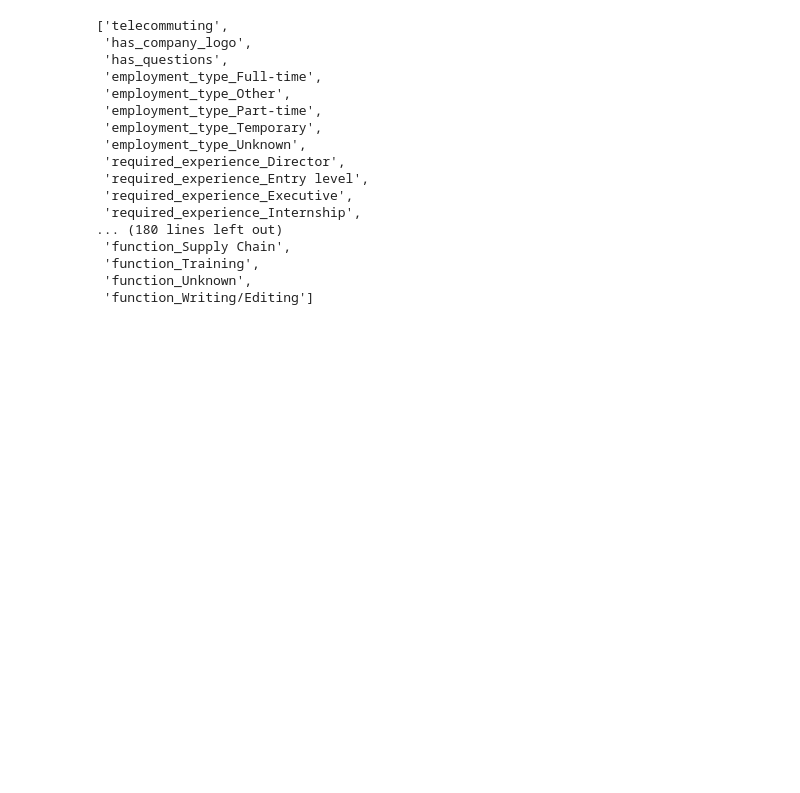
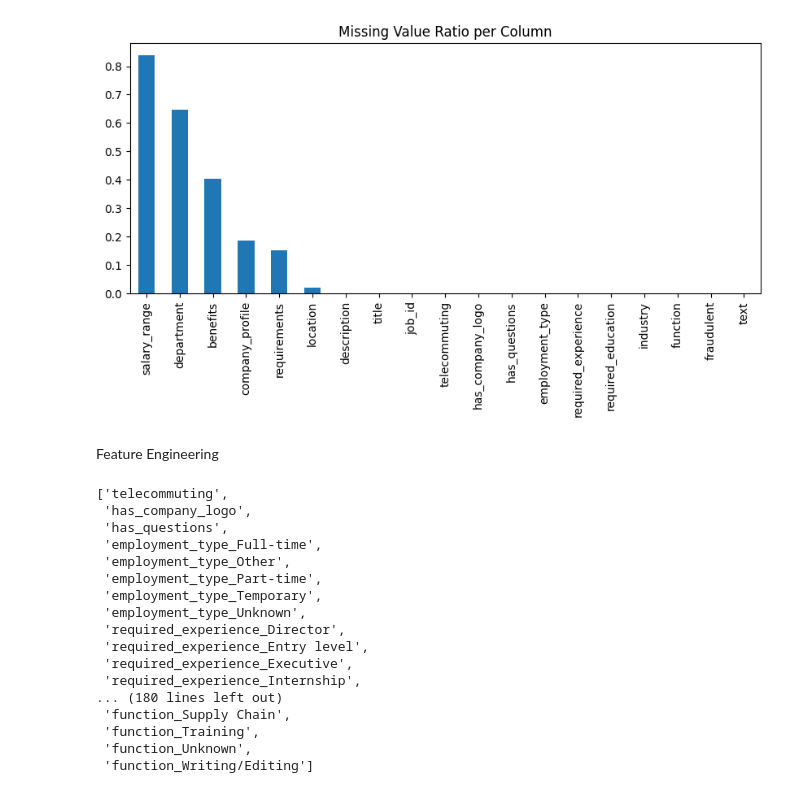
Before and after one commit to Adorna-hash/fake-job-posting-detection, a Jupyter notebook: model.ipynb, the cells around one changed output. Saved outputs shown, nothing was run; the diff lists cells and outputs as text; code cells hidden in the pictures; blank space fills up the shorter version.

```diff
--- a/model.ipynb
+++ b/model.ipynb
@@ -13,3 +46,11 @@ df=pd.read_csv(r"C:\Users\adorn\OneDrive\Pictures\Documents\fake_job\fake_job_po
+# %%
+# # Missing values
+df.isnull().mean().sort_values(ascending=False).plot(kind='bar', figsize=(10,4), title="Missing Value Ratio per Column")
+plt.show()
+# %% [output]
+[figure, added]
+# %% [markdown]
+Feature Engineering
 # %%
 df['text'] = (df["title"].astype(str)+ " " +  df["description"].astype(str)+ " " + df["requirements"].astype(str))
 # %%
```
Also changed, not shown: parts of 7 cells of this notebook.
